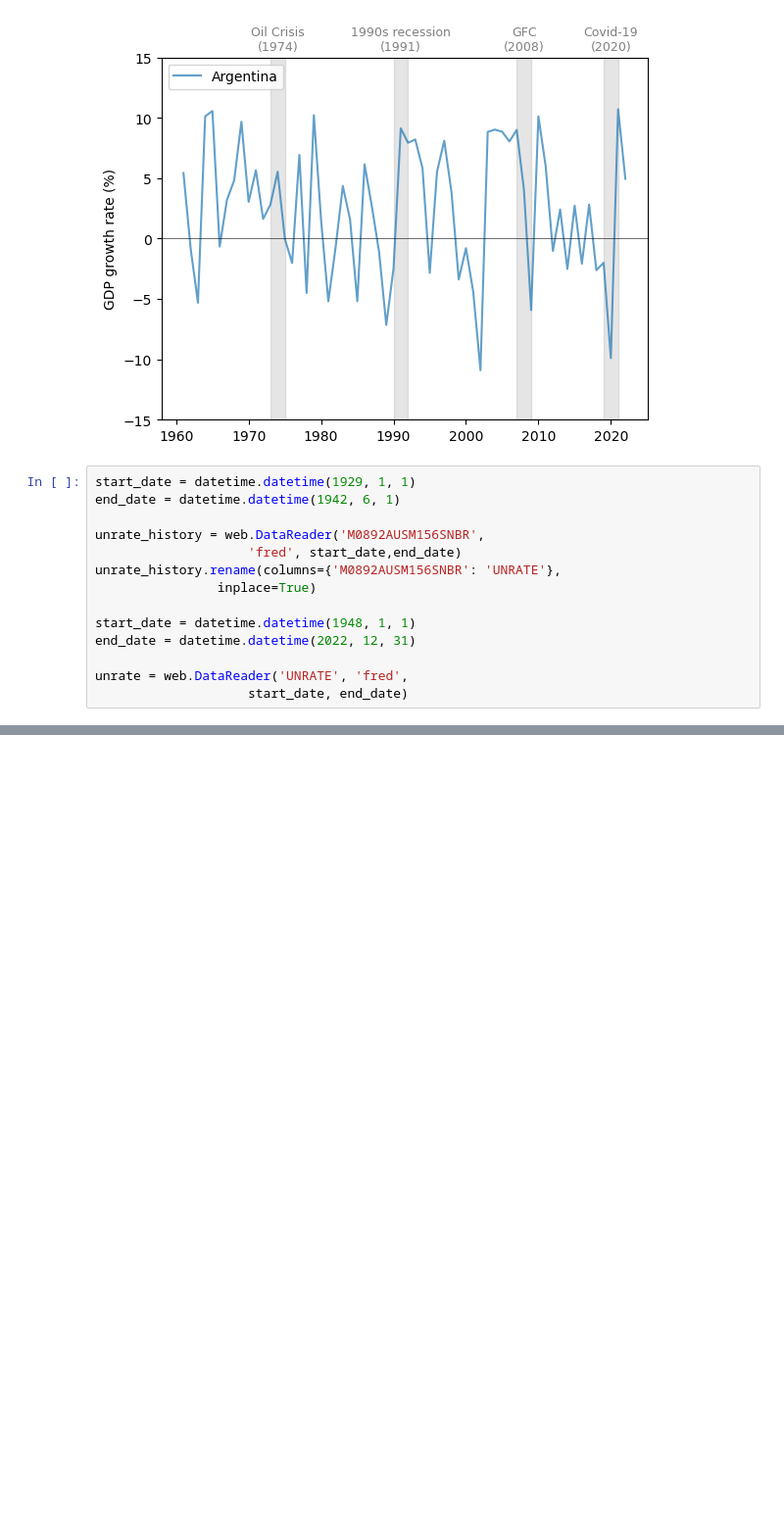
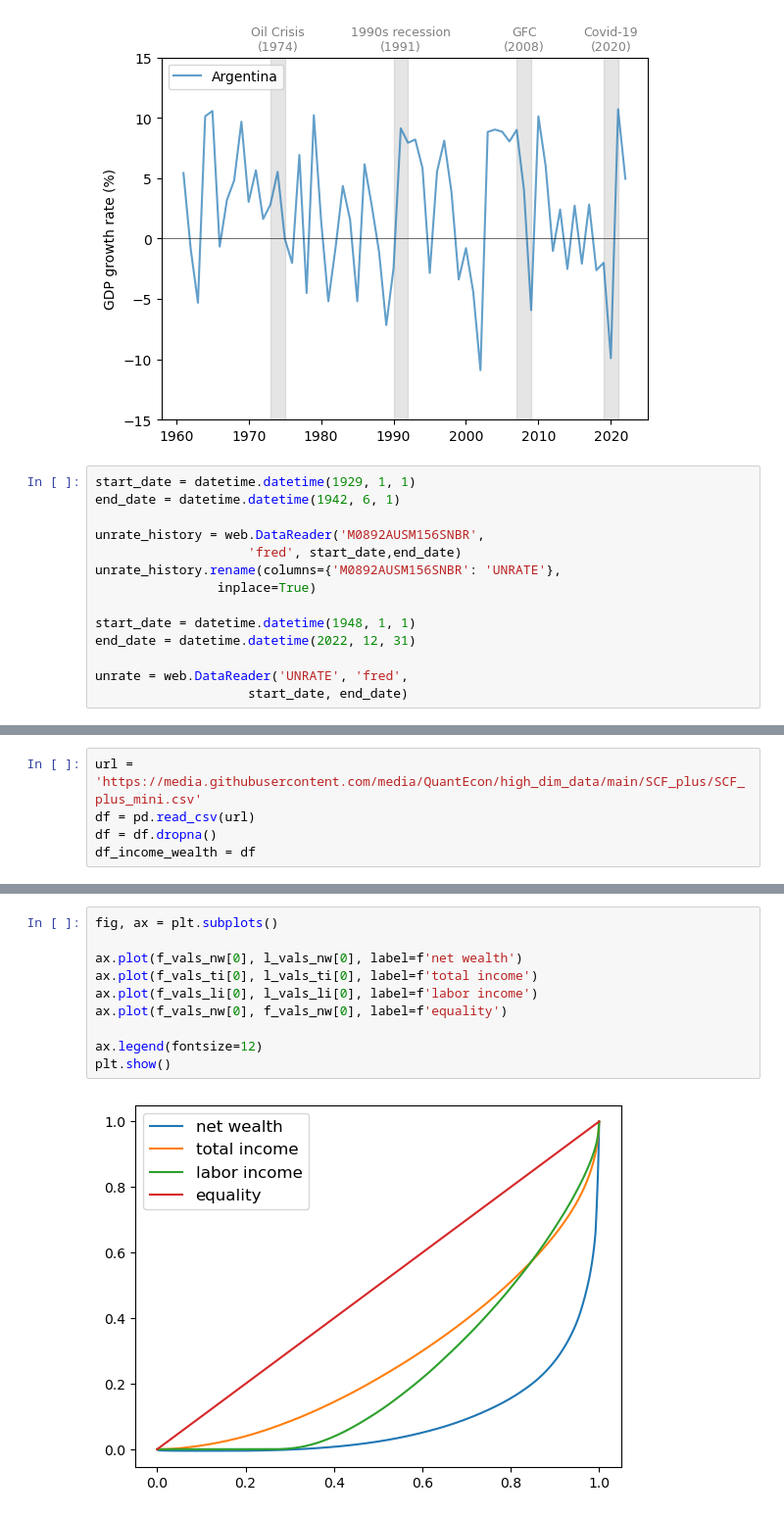
Before and after one commit to SuyongYang/AgentBaseModel, a Jupyter notebook: QuantEconLevel01.ipynb, the cells around one changed output, grey strips where cells are left out. Shown at 98% size. Saved outputs shown, nothing was run; the diff lists cells and outputs as text; blank space fills up the shorter version.

```diff
--- a/QuantEconLevel01.ipynb
+++ b/QuantEconLevel01.ipynb
@@ -613,0 +642,5 @@ Successfully installed interpolation-2.2.1 tempita-0.5.2
+# %%
+url = 'https://media.githubusercontent.com/media/QuantEcon/high_dim_data/main/SCF_plus/SCF_plus_mini.csv'
+df = pd.read_csv(url)
+df = df.dropna()
+df_income_wealth = df
@@ -613,0 +693,12 @@ Successfully installed interpolation-2.2.1 tempita-0.5.2
+# %%
+fig, ax = plt.subplots()
+
+ax.plot(f_vals_nw[0], l_vals_nw[0], label=f'net wealth')
+ax.plot(f_vals_ti[0], l_vals_ti[0], label=f'total income')
+ax.plot(f_vals_li[0], l_vals_li[0], label=f'labor income')
+ax.plot(f_vals_nw[0], f_vals_nw[0], label=f'equality')
+
+ax.legend(fontsize=12)
+plt.show()
+# %% [output]
+[figure, added]
```
Also changed, not shown: parts of 6 cells of this notebook.
